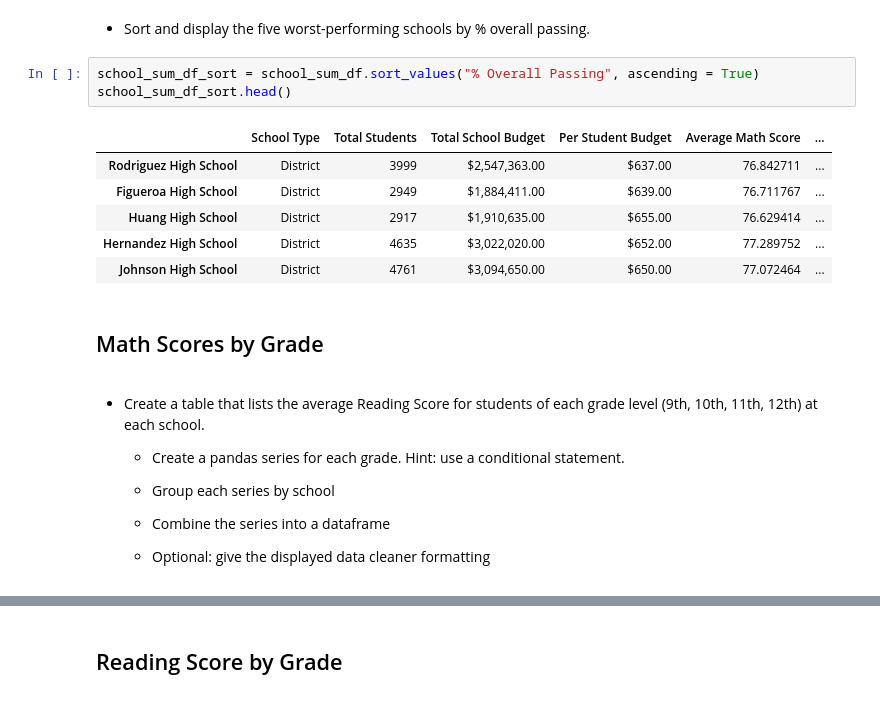
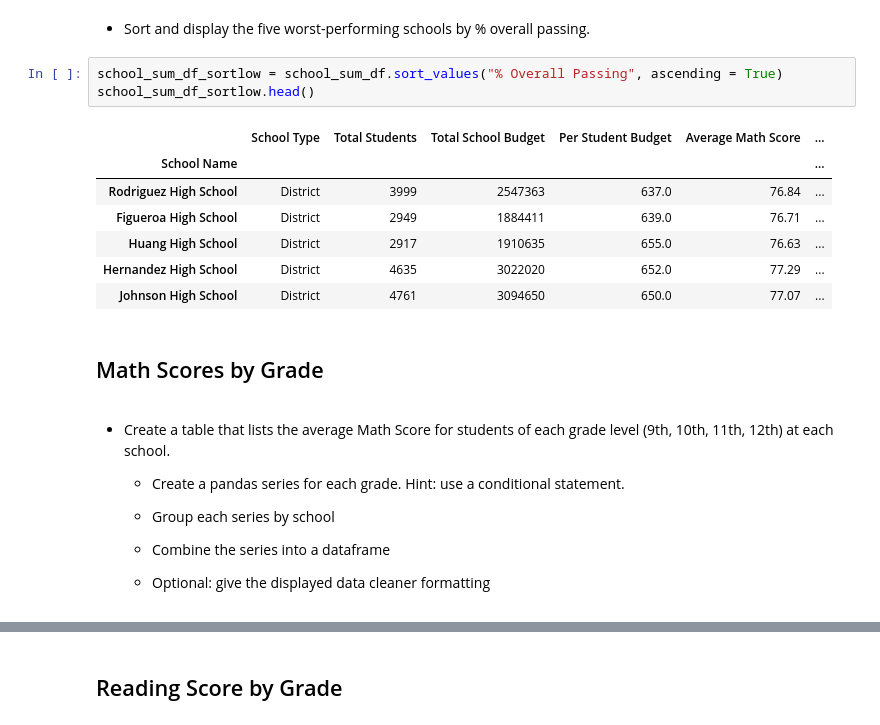
Before and after one commit to RuthlessNative/04-pandas-challenge, a Jupyter notebook: PyCitySchools.ipynb, the cells around one changed output, grey strips where cells are left out. Cells and saved outputs as stored; diff of their text form.

Commit message:
Math Scores by Grade

```diff
--- a/PyCitySchools.ipynb
+++ b/PyCitySchools.ipynb
@@ -199,19 +199,20 @@ school_sum_df_sorthigh.head()
 # %% [markdown]
 * Sort and display the five worst-performing schools by % overall passing.
 # %%
-school_sum_df_sort = school_sum_df.sort_values("% Overall Passing", ascending = True)
-school_sum_df_sort.head()
+school_sum_df_sortlow = school_sum_df.sort_values("% Overall Passing", ascending = True)
+school_sum_df_sortlow.head()
 # %% [output]
 |  | School Type | Total Students | Total School Budget | Per Student Budget | Average Math Score | ... |
-| Rodriguez High School | District | 3999 | $2,547,363.00 | $637.00 | 76.842711 | ... |
-| Figueroa High School | District | 2949 | $1,884,411.00 | $639.00 | 76.711767 | ... |
-| Huang High School | District | 2917 | $1,910,635.00 | $655.00 | 76.629414 | ... |
-| Hernandez High School | District | 4635 | $3,022,020.00 | $652.00 | 77.289752 | ... |
-| Johnson High School | District | 4761 | $3,094,650.00 | $650.00 | 77.072464 | ... |
+| School Name |  |  |  |  |  | ... |
+| Rodriguez High School | District | 3999 | 2547363 | 637.0 | 76.84 | ... |
+| Figueroa High School | District | 2949 | 1884411 | 639.0 | 76.71 | ... |
+| Huang High School | District | 2917 | 1910635 | 655.0 | 76.63 | ... |
+| Hernandez High School | District | 4635 | 3022020 | 652.0 | 77.29 | ... |
+| Johnson High School | District | 4761 | 3094650 | 650.0 | 77.07 | ... |
 # %% [markdown]
 ## Math Scores by Grade
 # %% [markdown]
-* Create a table that lists the average Reading Score for students of each grade level (9th, 10th, 11th, 12th) at each school.
+* Create a table that lists the average Math Score for students of each grade level (9th, 10th, 11th, 12th) at each school.
 
   * Create a pandas series for each grade. Hint: use a conditional statement.
 
```
Also changed, not shown: parts of 2 cells of this notebook.
